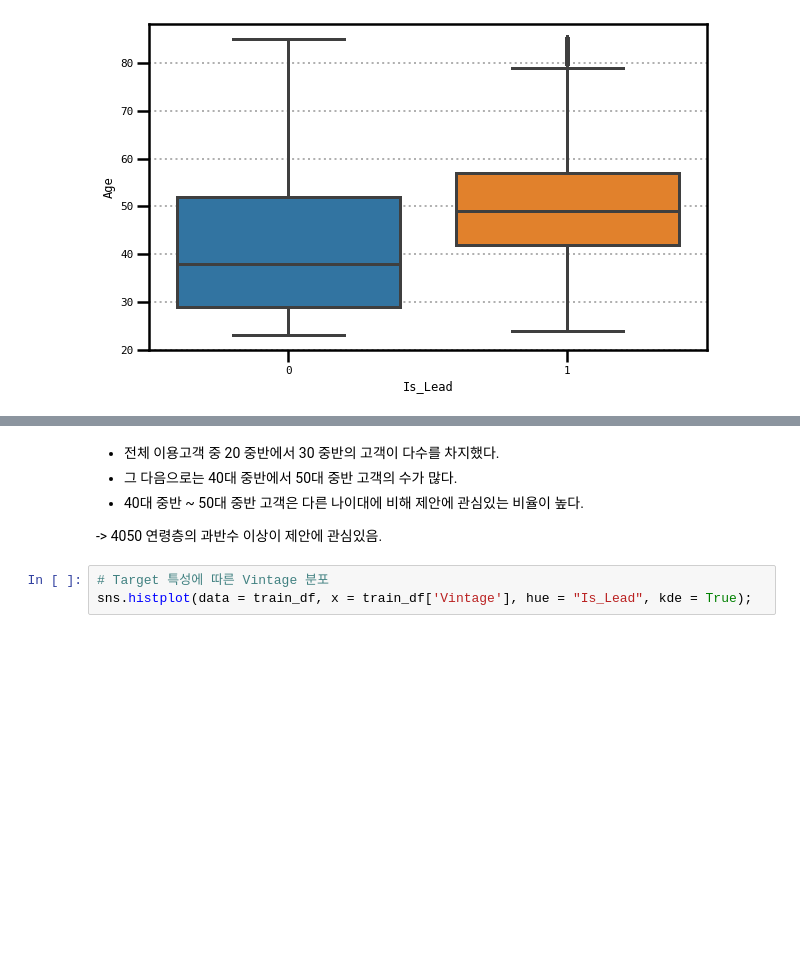
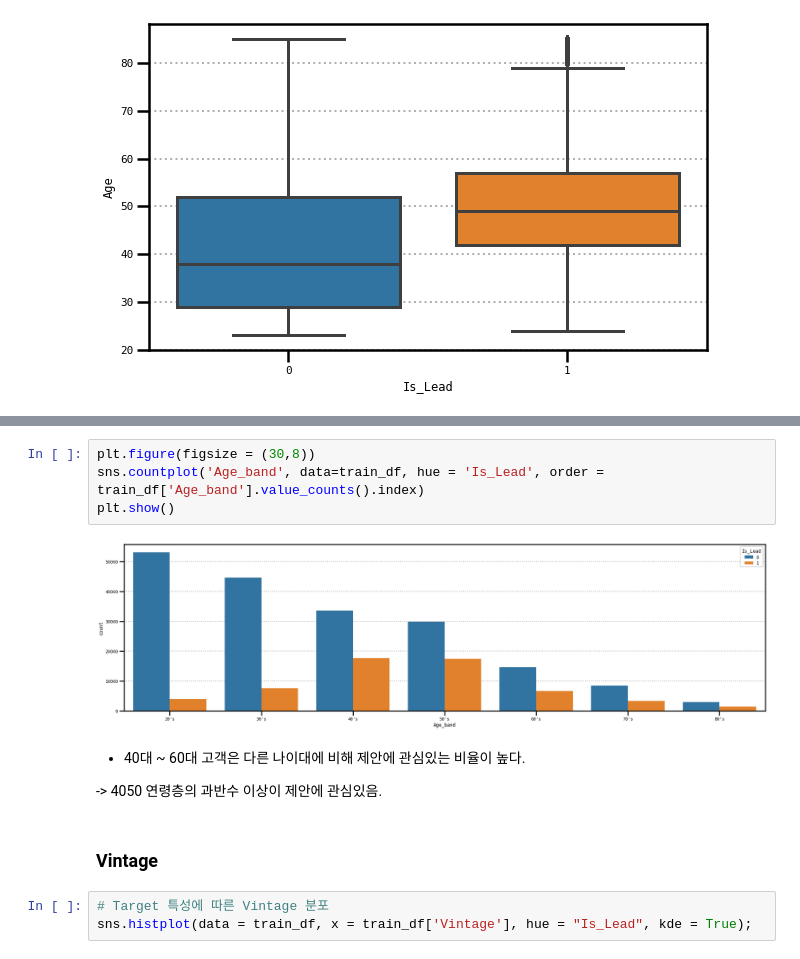
Before and after one commit to Oksusudom/Python_Learning, a Jupyter notebook: improvement.ipynb, the cells around one changed output, grey strips where cells are left out. Cells and saved outputs as stored; diff of their text form; blank space fills up the shorter version.

```diff
--- a/improvement.ipynb
+++ b/improvement.ipynb
@@ -220,9 +278,15 @@ plt.ylabel('Age');
+# %%
+plt.figure(figsize = (30,8))
+sns.countplot('Age_band', data=train_df, hue = 'Is_Lead', order = train_df['Age_band'].value_counts().index)
+plt.show()
+# %% [output]
+[figure, added]
 # %% [markdown]
-- 전체 이용고객 중 20 중반에서 30 중반의 고객이 다수를 차지했다.
-- 그 다음으로는 40대 중반에서 50대 중반 고객의 수가 많다.
-- 40대 중반 ~ 50대 중반 고객은 다른 나이대에 비해 제안에 관심있는 비율이 높다.
+- 40대 ~ 60대 고객은 다른 나이대에 비해 제안에 관심있는 비율이 높다.
 
 -> 4050 연령층의 과반수 이상이 제안에 관심있음.
+# %% [markdown]
+### Vintage
 # %%
 # Target 특성에 따른 Vintage 분포
 sns.histplot(data = train_df, x = train_df['Vintage'], hue = "Is_Lead", kde = True);
```
Also changed, not shown: parts of 18 cells of this notebook.
